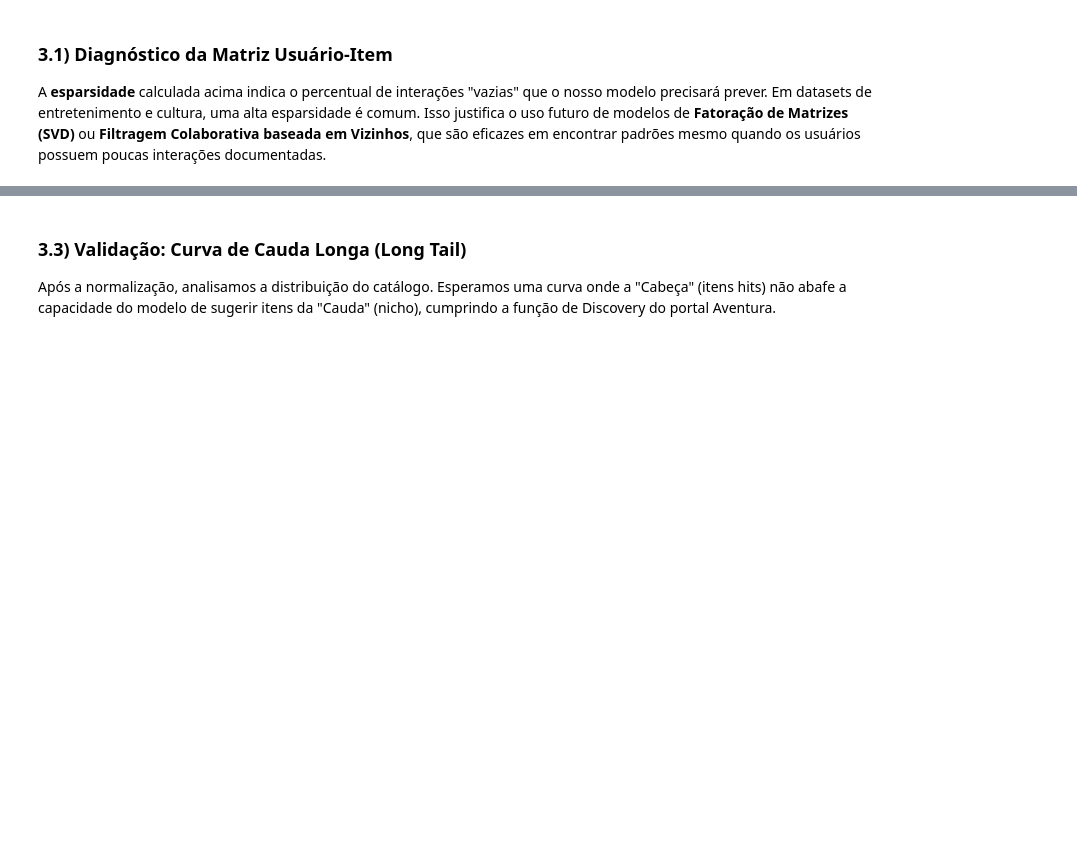
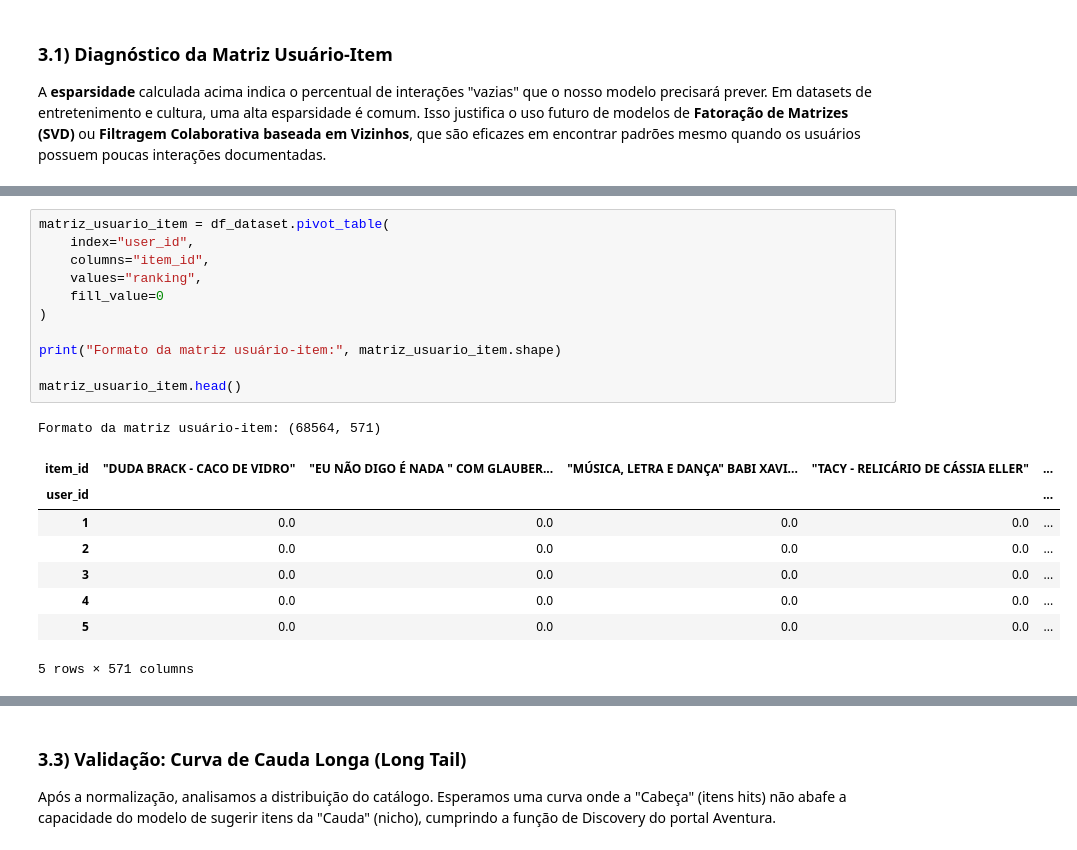
Before and after one commit to Kdu07/recomendashow, a Jupyter notebook: src/aad/analise_exploratoria_dados.ipynb, the cells around one changed output, grey strips where cells are left out. Drawn from its saved outputs; the diff is of its cells as text; blank space fills up the shorter version.

```diff
--- a/src/aad/analise_exploratoria_dados.ipynb
+++ b/src/aad/analise_exploratoria_dados.ipynb
@@ -208,0 +347,21 @@ plt.show()
+# %%
+matriz_usuario_item = df_dataset.pivot_table(
+    index="user_id",
+    columns="item_id",
+    values="ranking",
+    fill_value=0
+)
+
+print("Formato da matriz usuário-item:", matriz_usuario_item.shape)
+
+matriz_usuario_item.head()
+# %% [output]
+Formato da matriz usuário-item: (68564, 571)
+| item_id | "DUDA BRACK - CACO DE VIDRO" | "EU NÃO DIGO É NADA " COM GLAUBER... | "MÚSICA, LETRA E DANÇA" BABI XAVI... | "TACY - RELICÁRIO DE CÁSSIA ELLER" | ... |
+| user_id |  |  |  |  | ... |
+| 1 | 0.0 | 0.0 | 0.0 | 0.0 | ... |
+| 2 | 0.0 | 0.0 | 0.0 | 0.0 | ... |
+| 3 | 0.0 | 0.0 | 0.0 | 0.0 | ... |
+| 4 | 0.0 | 0.0 | 0.0 | 0.0 | ... |
+| 5 | 0.0 | 0.0 | 0.0 | 0.0 | ... |
+5 rows × 571 columns
```
Also changed, not shown: parts of 28 cells of this notebook, 1 other file.
